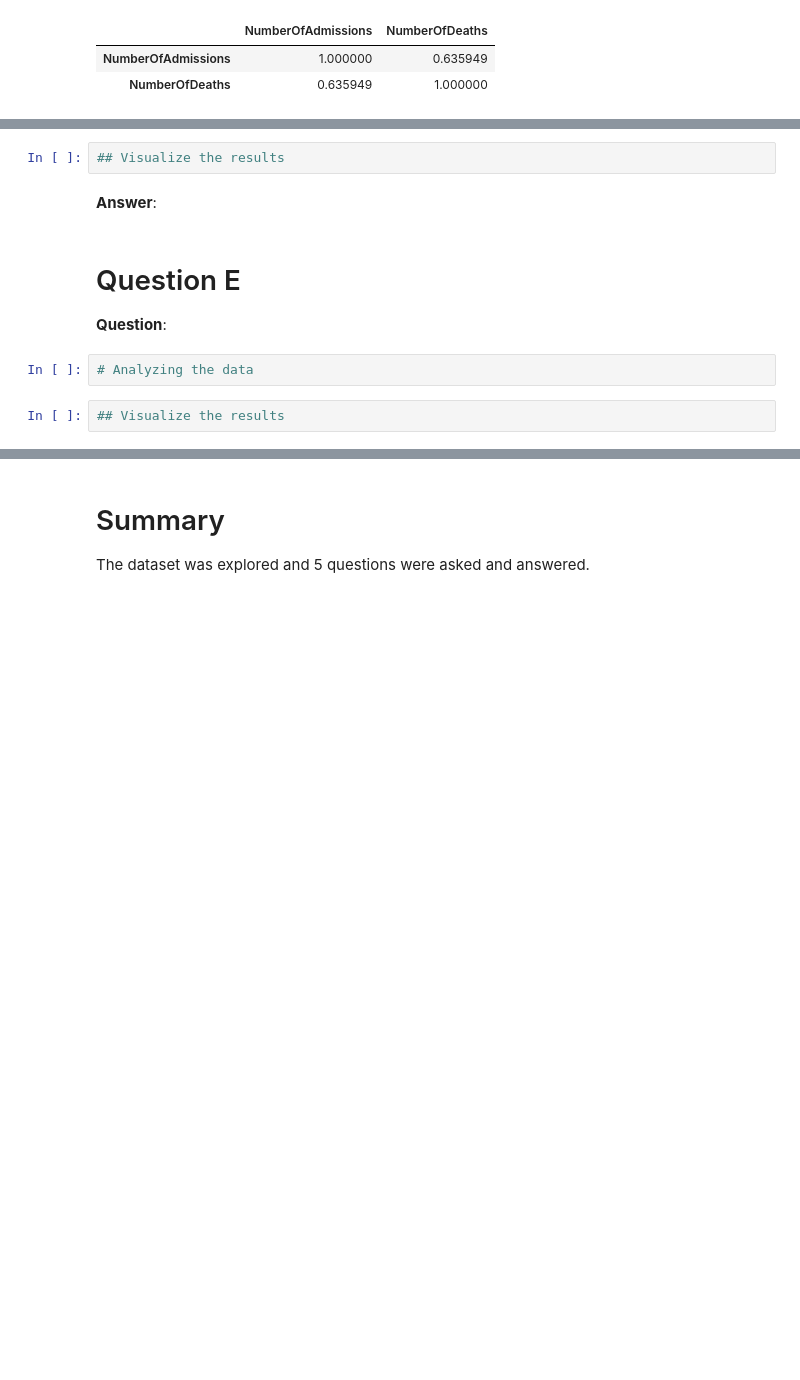
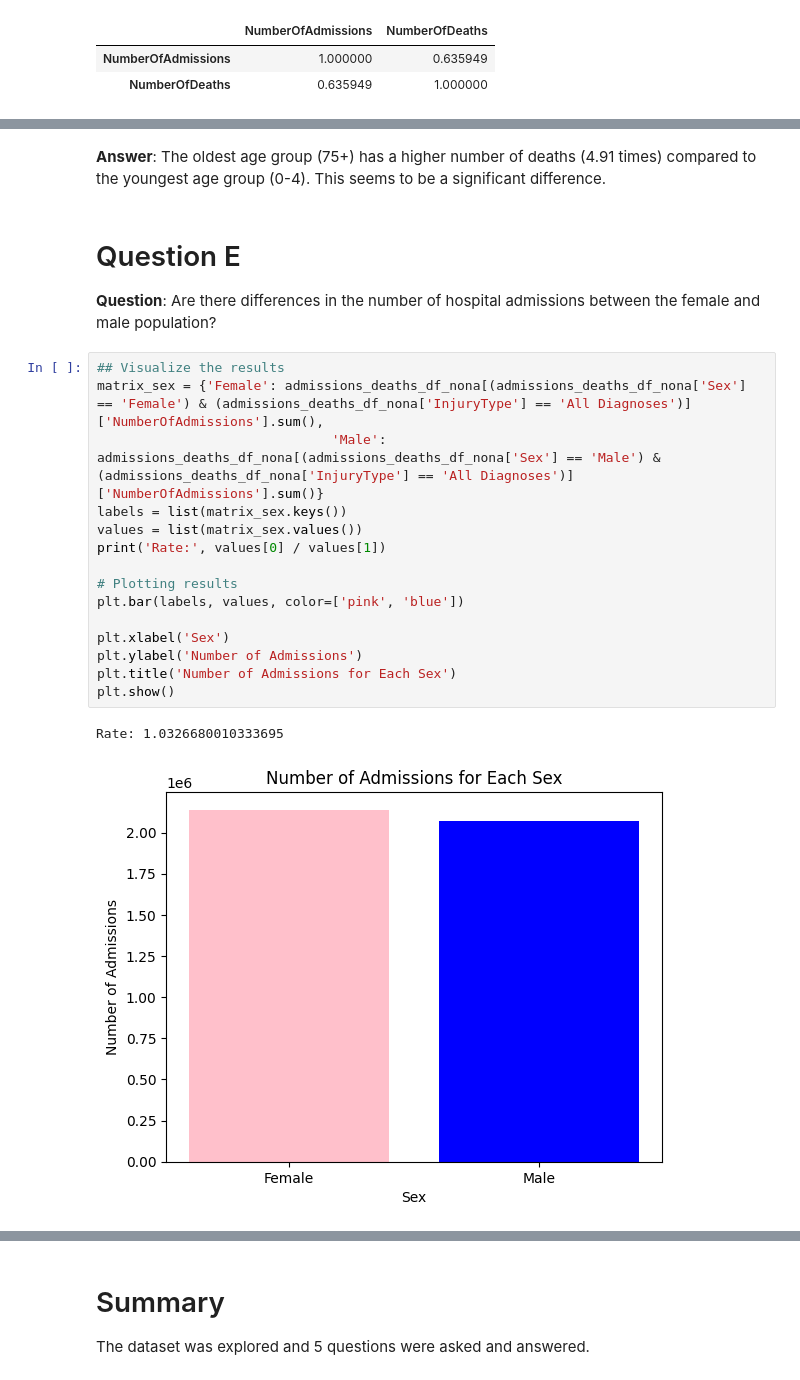
Before and after one commit to DrBenjamin/Applied-Software-Development-in-Health-and-Social-Care, a Jupyter notebook: 3_1_Task_to_present_next_week/Week 3 Task - Unintentional Injuries Dataset v1.0.ipynb, the cells around one changed output, grey strips where cells are left out. Drawn from its saved outputs; the diff is of its cells as text; blank space fills up the shorter version.

```diff
--- a/3_1_Task_to_present_next_week/Week 3 Task - Unintentional Injuries Dataset v1.0.ipynb
+++ b/3_1_Task_to_present_next_week/Week 3 Task - Unintentional Injuries Dataset v1.0.ipynb
@@ -336,13 +318,25 @@ matrix.corr()
-# %%
-## Visualize the results
 # %% [markdown]
-**Answer**:
+**Answer**: The oldest age group (75+) has a higher number of deaths (4.91 times) compared to the youngest age group (0-4). This seems to be a significant difference.
 # %% [markdown]
 # Question E
 
-**Question**:
+**Question**: Are there differences in the number of hospital admissions between the female and male population?
-# %%
-# Analyzing the data
 # %%
 ## Visualize the results
+matrix_sex = {'Female': admissions_deaths_df_nona[(admissions_deaths_df_nona['Sex'] == 'Female') & (admissions_deaths_df_nona['InjuryType'] == 'All Diagnoses')]['NumberOfAdmissions'].sum(),
+                              'Male': admissions_deaths_df_nona[(admissions_deaths_df_nona['Sex'] == 'Male') & (admissions_deaths_df_nona['InjuryType'] == 'All Diagnoses')]['NumberOfAdmissions'].sum()}
+labels = list(matrix_sex.keys())
+values = list(matrix_sex.values())
+print('Rate:', values[0] / values[1])
+
+# Plotting results
+plt.bar(labels, values, color=['pink', 'blue'])
+
+plt.xlabel('Sex')
+plt.ylabel('Number of Admissions')
+plt.title('Number of Admissions for Each Sex')
+plt.show()
+# %% [output]
+Rate: 1.0326680010333695
+[figure, added]
 # %% [markdown]
```
Also changed, not shown: parts of 7 cells of this notebook.
